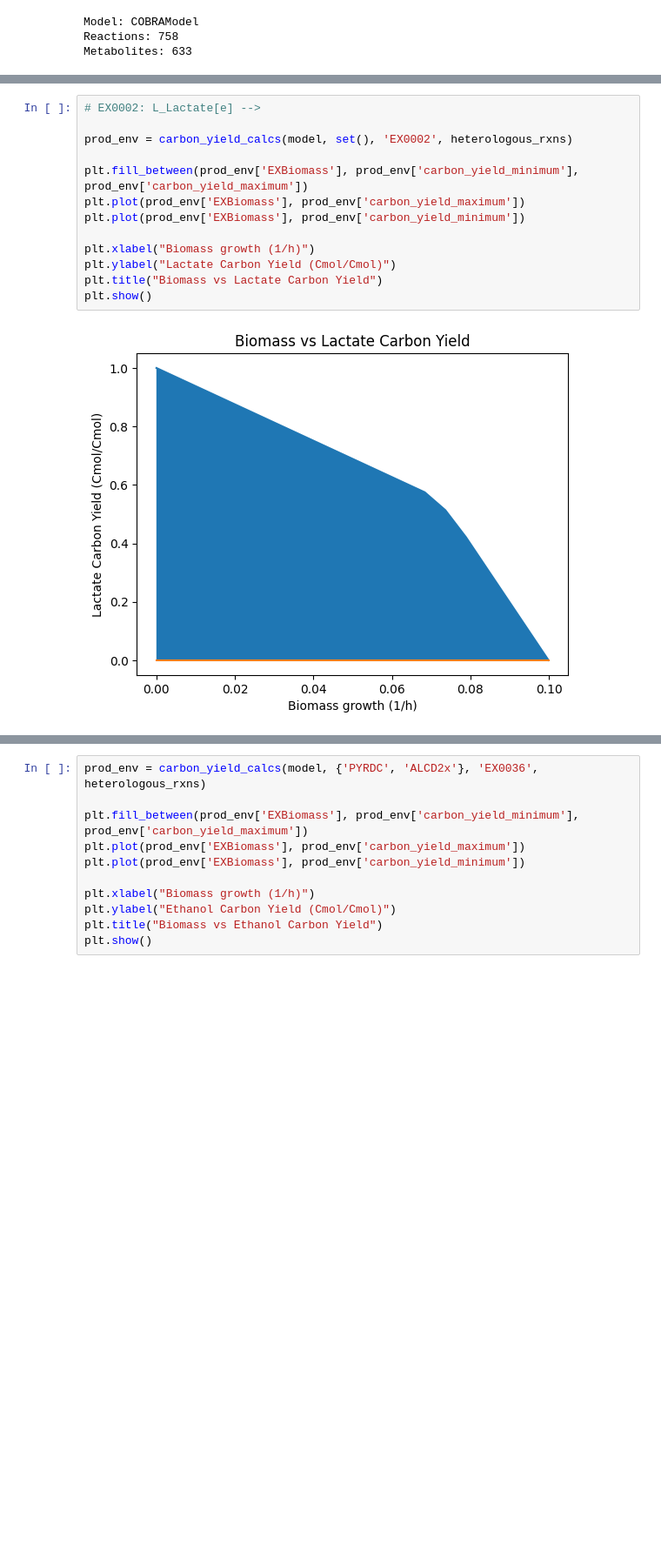
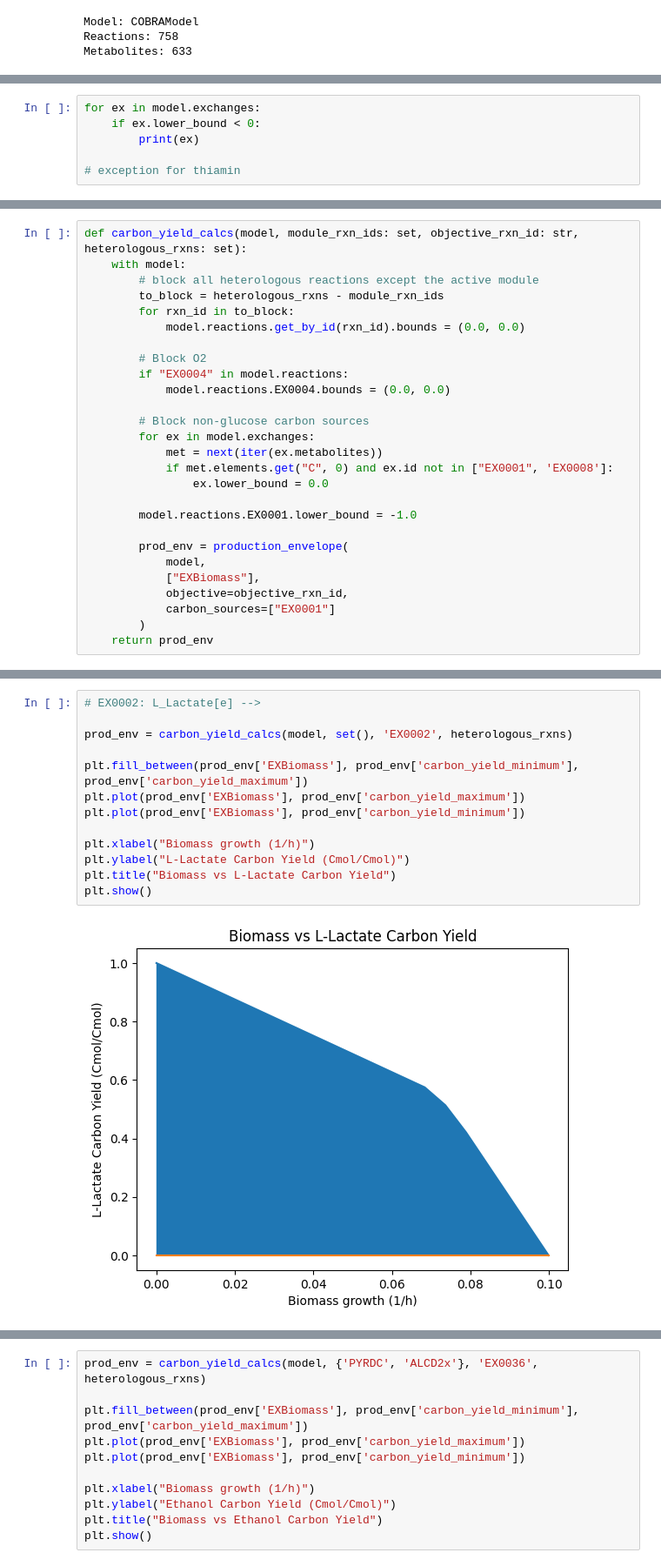
Before and after one commit to matthewkchung/iBag, a Jupyter notebook: test.ipynb, the cells around one changed output, grey strips where cells are left out. Shown at 87% size. Cells and saved outputs as stored; diff of their text form; blank space fills up the shorter version.

```diff
--- a/test.ipynb
+++ b/test.ipynb
@@ -175,0 +38,6 @@ HADPCOADH3: 3hadpcoa_c + NAD[c] <=> H+[c] + NADH[c] + oxadpcoa_c
+# %%
+for ex in model.exchanges:
+    if ex.lower_bound < 0:
+        print(ex)
+
+# exception for thiamin
@@ -175,0 +158,27 @@ HADPCOADH3: 3hadpcoa_c + NAD[c] <=> H+[c] + NADH[c] + oxadpcoa_c
+# %%
+def carbon_yield_calcs(model, module_rxn_ids: set, objective_rxn_id: str, heterologous_rxns: set):
+    with model:
+        # block all heterologous reactions except the active module
+        to_block = heterologous_rxns - module_rxn_ids
+        for rxn_id in to_block:
+            model.reactions.get_by_id(rxn_id).bounds = (0.0, 0.0)
+
+        # Block O2
+        if "EX0004" in model.reactions:
+            model.reactions.EX0004.bounds = (0.0, 0.0)
+
+        # Block non-glucose carbon sources
+        for ex in model.exchanges:
+            met = next(iter(ex.metabolites))
+            if met.elements.get("C", 0) and ex.id not in ["EX0001", 'EX0008']:
+                ex.lower_bound = 0.0
+
+        model.reactions.EX0001.lower_bound = -1.0
+
+        prod_env = production_envelope(
+            model,
+            ["EXBiomass"],
+            objective=objective_rxn_id,
+            carbon_sources=["EX0001"]
+        )
+    return prod_env
@@ -176,15 +206,15 @@ HADPCOADH3: 3hadpcoa_c + NAD[c] <=> H+[c] + NADH[c] + oxadpcoa_c
 # %%
 # EX0002: L_Lactate[e] -->
 
 prod_env = carbon_yield_calcs(model, set(), 'EX0002', heterologous_rxns)
 
 plt.fill_between(prod_env['EXBiomass'], prod_env['carbon_yield_minimum'], prod_env['carbon_yield_maximum'])
 plt.plot(prod_env['EXBiomass'], prod_env['carbon_yield_maximum'])
 plt.plot(prod_env['EXBiomass'], prod_env['carbon_yield_minimum'])
 
 plt.xlabel("Biomass growth (1/h)")
-plt.ylabel("Lactate Carbon Yield (Cmol/Cmol)")
-plt.title("Biomass vs Lactate Carbon Yield")
+plt.ylabel("L-Lactate Carbon Yield (Cmol/Cmol)")
+plt.title("Biomass vs L-Lactate Carbon Yield")
 plt.show()
 # %% [output]
-[figure, old version]
+[figure, new version]
```
Also changed, not shown: parts of 37 cells of this notebook, 2 other files.
